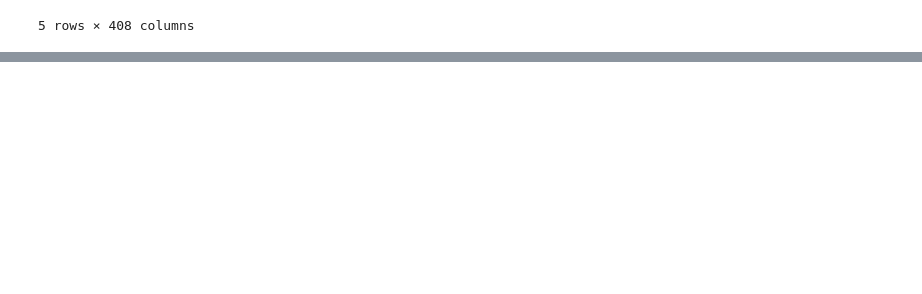
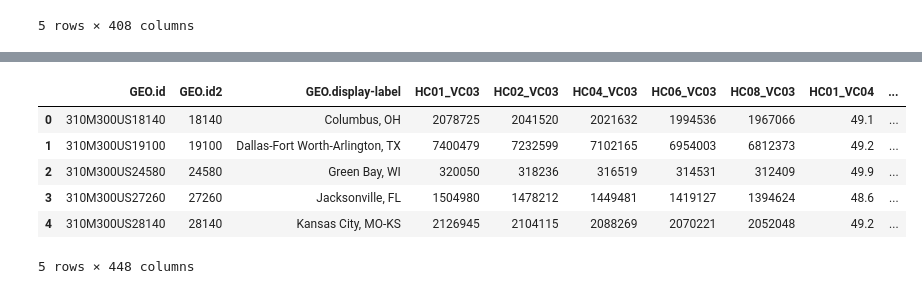
Before and after one commit to joshbenenoch/ETL_Project_Group2, a Jupyter notebook: demodata.ipynb, the cells around one changed output, grey strips where cells are left out. Cells and saved outputs as stored; diff of their text form; code cells hidden in the pictures; blank space fills up the shorter version.

```diff
--- a/demodata.ipynb
+++ b/demodata.ipynb
@@ -141,0 +257,12 @@ dfD12.head()
+# %%
+# drop unneeded cols
+dfD17 = dfD17[dfD17Meta['col']]
+dfD17.head()
+# %% [output]
+|  | GEO.id | GEO.id2 | GEO.display-label | HC01_VC03 | HC02_VC03 | HC04_VC03 | HC06_VC03 | HC08_VC03 | HC01_VC04 | ... |
+| 0 | 310M300US18140 | 18140 | Columbus, OH | 2078725 | 2041520 | 2021632 | 1994536 | 1967066 | 49.1 | ... |
+| 1 | 310M300US19100 | 19100 | Dallas-Fort Worth-Arlington, TX | 7400479 | 7232599 | 7102165 | 6954003 | 6812373 | 49.2 | ... |
+| 2 | 310M300US24580 | 24580 | Green Bay, WI | 320050 | 318236 | 316519 | 314531 | 312409 | 49.9 | ... |
+| 3 | 310M300US27260 | 27260 | Jacksonville, FL | 1504980 | 1478212 | 1449481 | 1419127 | 1394624 | 48.6 | ... |
+| 4 | 310M300US28140 | 28140 | Kansas City, MO-KS | 2126945 | 2104115 | 2088269 | 2070221 | 2052048 | 49.2 | ... |
+5 rows × 448 columns
```
Also changed, not shown: parts of 15 cells of this notebook.
